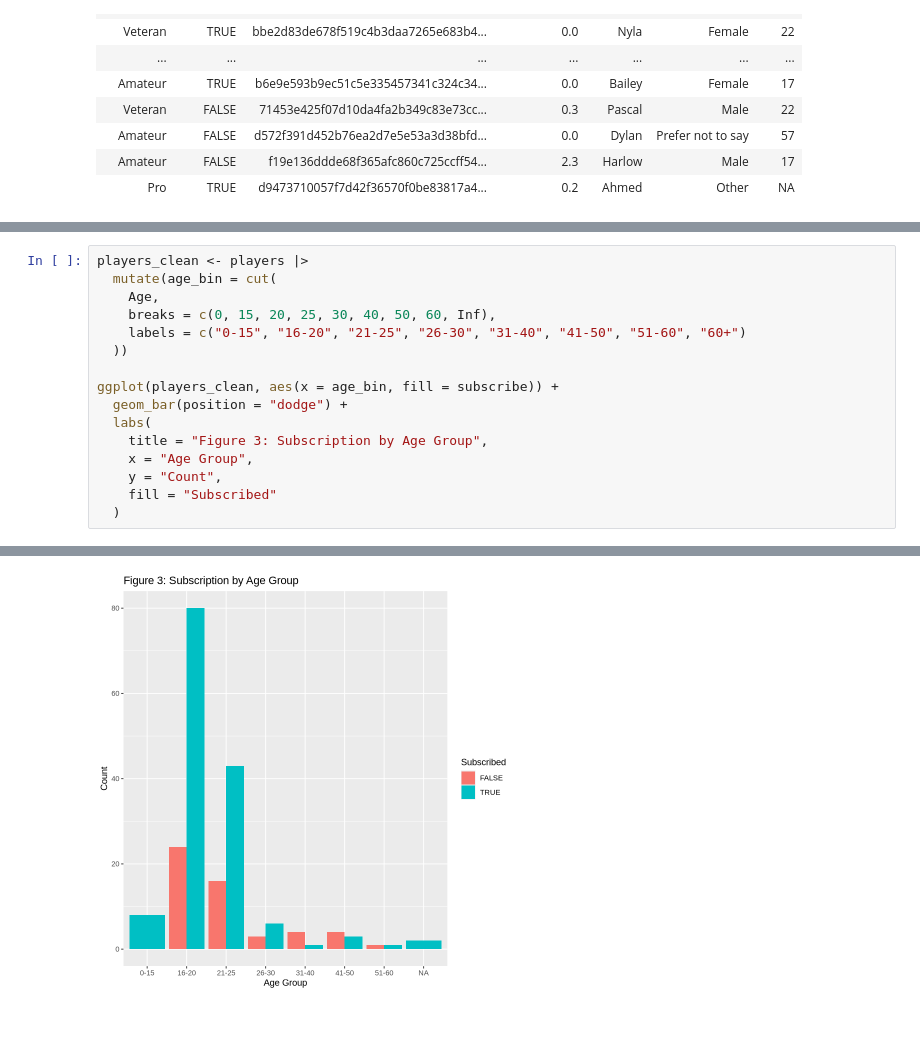
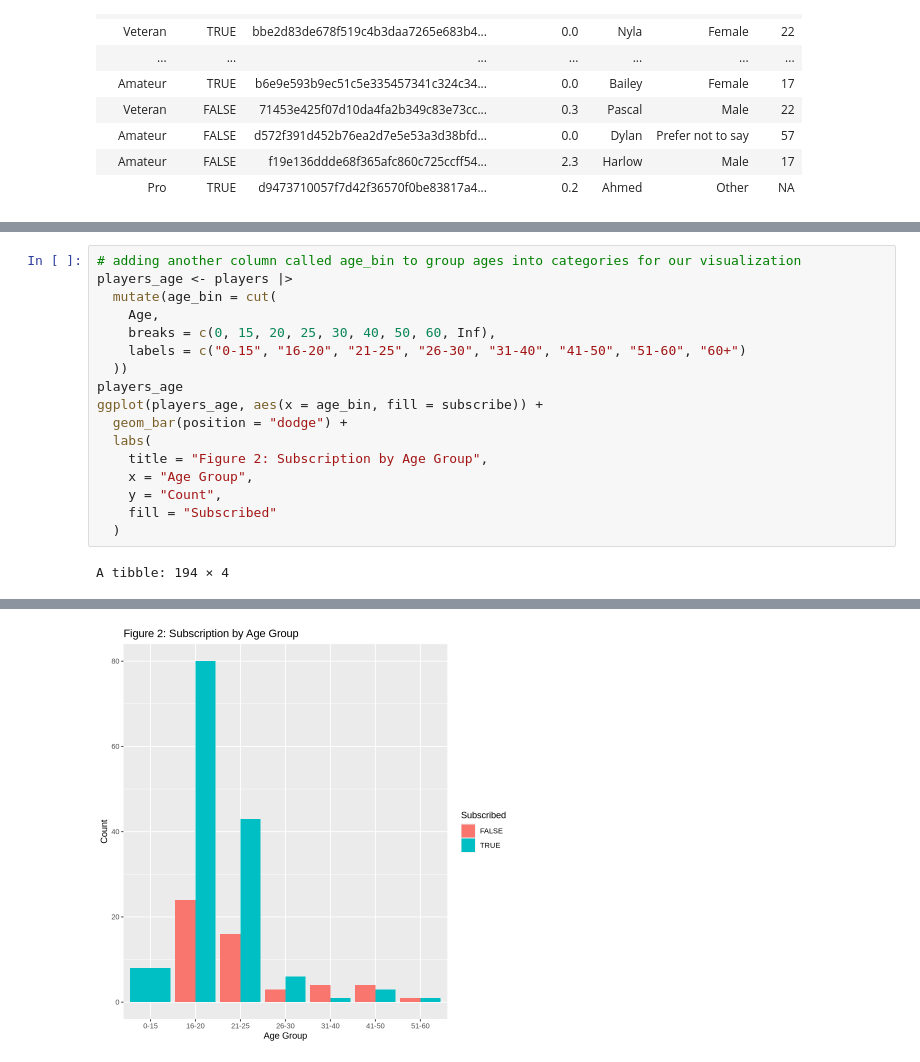
Before and after one commit to saclovessoup/dsci-100-project, a Jupyter notebook: Project_Final.ipynb, the cells around one changed output, grey strips where cells are left out. Drawn from its saved outputs; the diff is of its cells as text; blank space fills up the shorter version.

```diff
--- a/Project_Final.ipynb
+++ b/Project_Final.ipynb
@@ -72,17 +96,19 @@ players |>
 # %%
-players_clean <- players |>
+# adding another column called age_bin to group ages into categories for our visualization
+players_age <- players |>
   mutate(age_bin = cut(
     Age,
     breaks = c(0, 15, 20, 25, 30, 40, 50, 60, Inf),
     labels = c("0-15", "16-20", "21-25", "26-30", "31-40", "41-50", "51-60", "60+")
   ))
-
-ggplot(players_clean, aes(x = age_bin, fill = subscribe)) +
+players_age
+ggplot(players_age, aes(x = age_bin, fill = subscribe)) +
   geom_bar(position = "dodge") +
   labs(
-    title = "Figure 3: Subscription by Age Group",
+    title = "Figure 2: Subscription by Age Group",
     x = "Age Group",
     y = "Count",
     fill = "Subscribed"
   )
 # %% [output]
+A tibble: 194 × 4
@@ -89,4 +133,4 @@ ggplot(players_clean, aes(x = age_bin, fill = subscribe)) +
-[figure, old version]
+[figure, new version]
 # %%
 players <- players |>
   mutate(
```
Also changed, not shown: parts of 14 cells of this notebook.
